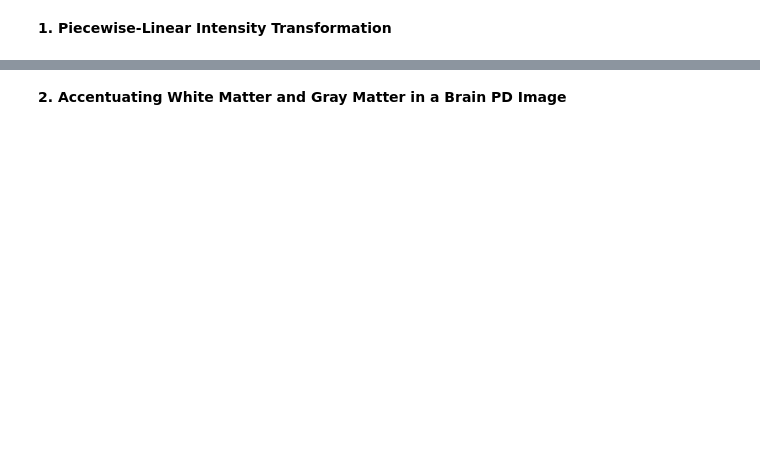
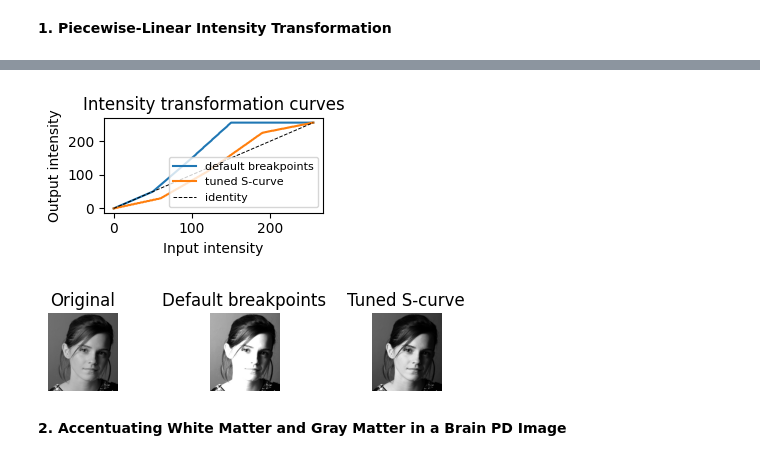
Before and after one commit to NisalJayaweera/EN3160-Assignment-1-on-Intensity-Transformations-and-Neighborhood-Filtering, a Jupyter notebook: Intensity_Transformation_Assignment.ipynb, the cells around one changed output, grey strips where cells are left out. Drawn from its saved outputs; the diff is of its cells as text; code cells hidden in the pictures; blank space fills up the shorter version.

```diff
--- a/Intensity_Transformation_Assignment.ipynb
+++ b/Intensity_Transformation_Assignment.ipynb
@@ -82,3 +52,28 @@ plt.show()
+# %%
+im1 = cv2.imread(f"/images/q1.jpeg", cv2.IMREAD_GRAYSCALE)
+
+breakpoints_default = [(0,0), (50,50), (100,150), (150,255), (255,255)]
+out1, lut1 = intensity_transform(im1, breakpoints_default)
+
+# A second, visually pleasing set of breakpoints (mild S-curve: darker shadows, brighter highlights)
+breakpoints_scurve = [(0,0), (60,30), (120,110), (190,225), (255,255)]
+out1b, lut1b = intensity_transform(im1, breakpoints_scurve)
+
+fig, ax = plt.subplots(1, 2, figsize=(5.4,1.9))
+ax[0].plot(lut1, label="default breakpoints")
+ax[0].plot(lut1b, label="tuned S-curve")
+ax[0].plot([0,255],[0,255],'k--',linewidth=0.7,label="identity")
+ax[0].set_xlabel("Input intensity"); ax[0].set_ylabel("Output intensity")
+ax[0].set_title("Intensity transformation curves"); ax[0].legend(fontsize=8)
+ax[1].axis('off')
+plt.tight_layout(); plt.show()
+
+show([im1, out1, out1b],
+     ["Original", "Default breakpoints", "Tuned S-curve"],
+     figsize=(5.33,1.3))
+# %% [output]
+[figure, added]
+[figure, added]
 # %% [markdown]
 **2. Accentuating White Matter and Gray Matter in a Brain PD Image**
 # %%
```
Also changed, not shown: parts of 32 cells of this notebook.
